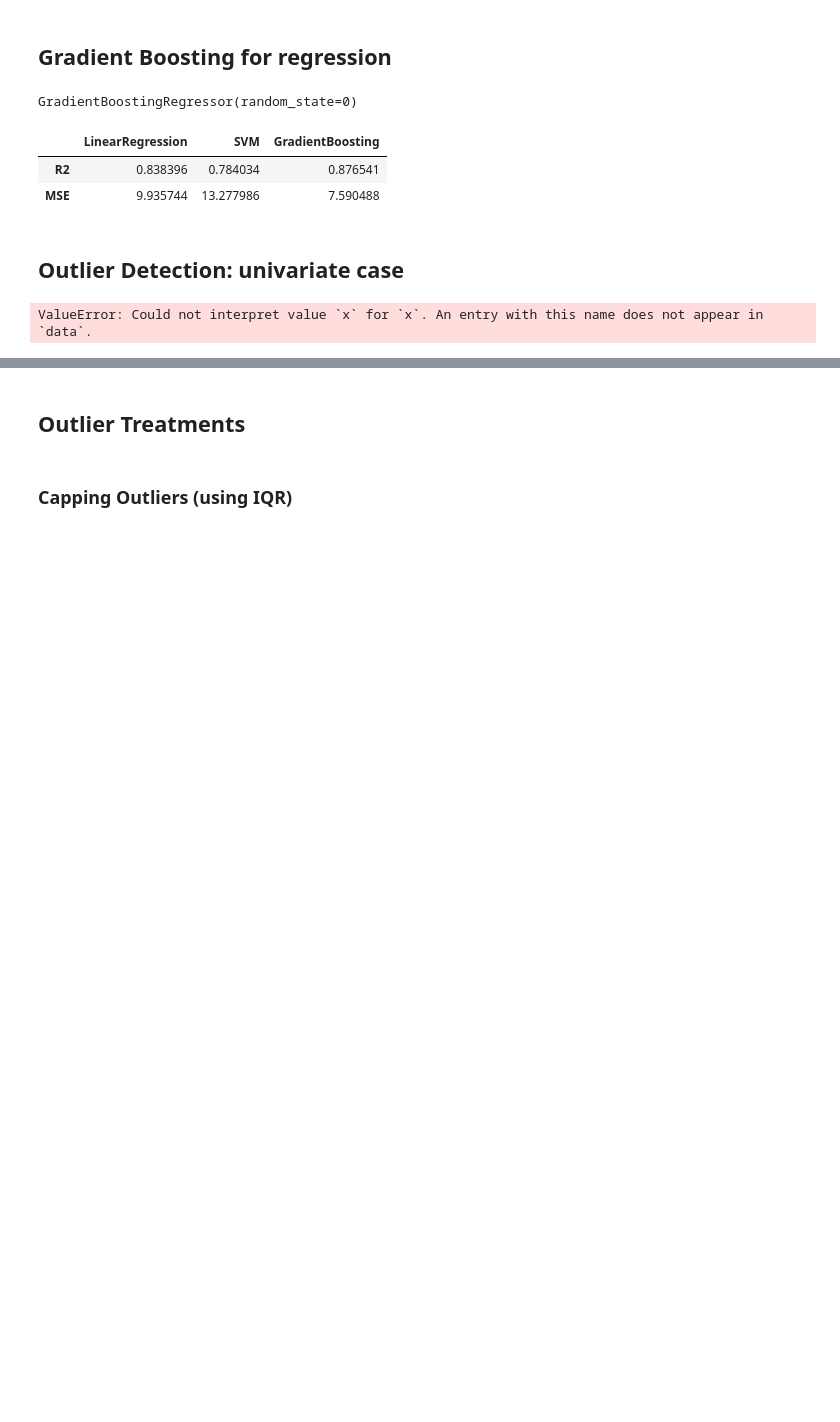
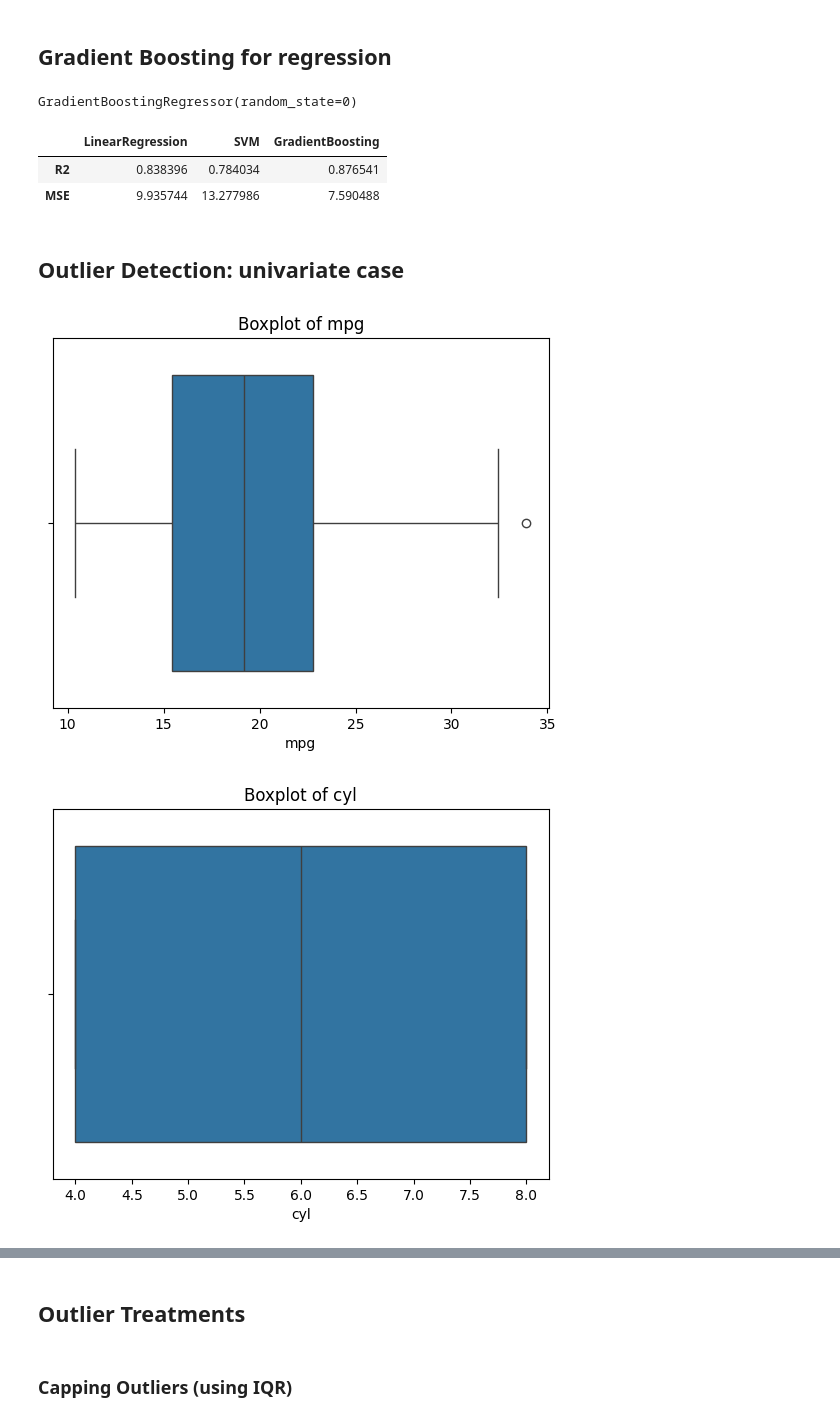
Before and after one commit to RileyLePrell/dsba_6010_U90_MRM, a Jupyter notebook: Lab_1_Outlier_Detection/hw1_outlier_detection_v1.ipynb, the cells around one changed output, grey strips where cells are left out. Drawn from its saved outputs; the diff is of its cells as text; code cells hidden in the pictures; blank space fills up the shorter version.

```diff
--- a/Lab_1_Outlier_Detection/hw1_outlier_detection_v1.ipynb
+++ b/Lab_1_Outlier_Detection/hw1_outlier_detection_v1.ipynb
@@ -186,14 +186,15 @@ pd.DataFrame({'LinearRegression':[reg_r2,reg_mse], 'SVM':[svm_r2, svm_mse],  'Gr
 | MSE | 9.935744 | 13.277986 | 7.590488 |
 # %% [markdown]
 ## Outlier Detection: univariate case
-# %%
-#use sns.boxplot to find univariate outliers
-###################################
-############ code here ############
-###################################
-
-sns.boxplot(df, x='x', y='y')
-plt.xscale('log')
-plt.yscale('log')
-# %% [output]
-ValueError: Could not interpret value `x` for `x`. An entry with this name does not appear in `data`.
+# %%
+# Create a SNS Boxplot to find outliers in each column
+
+columns = df.columns
+
+for column in columns:
+    sns.boxplot(data=df, x=column)
+    plt.title(f'Boxplot of {column}')
+    plt.show()
+# %% [output]
+[figure, added]
+[figure, added]
```
Also changed, not shown: parts of 19 cells of this notebook.
